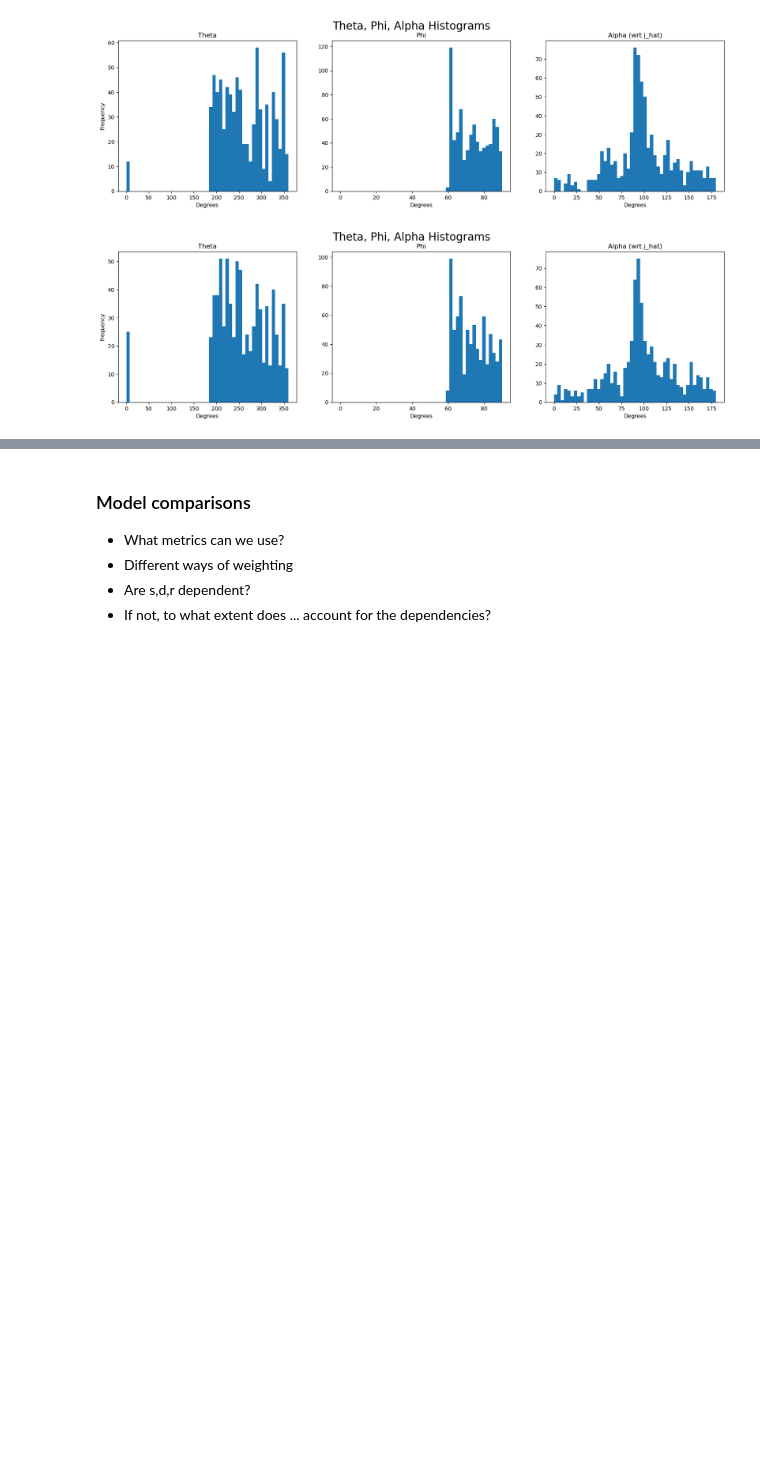
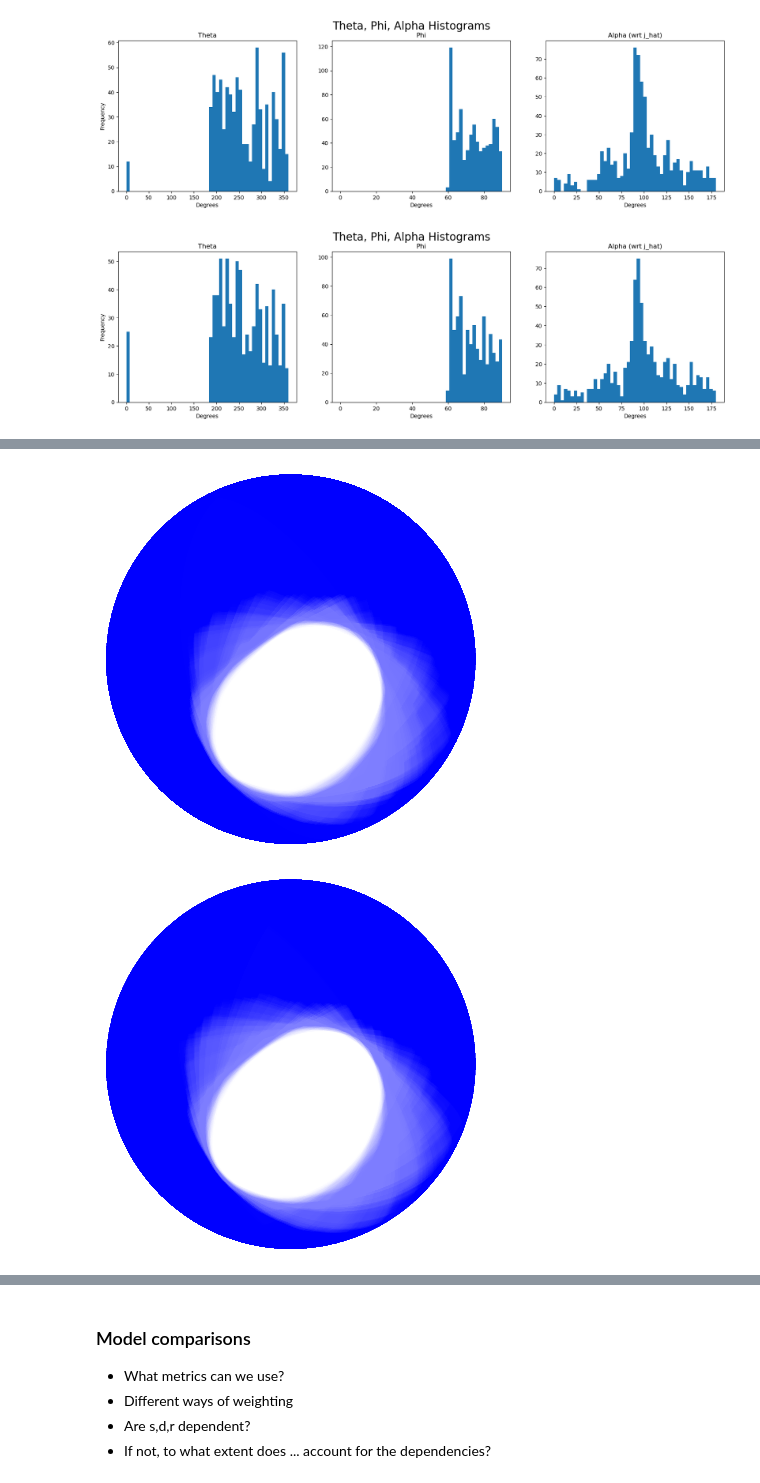
Before and after one commit to victoragaba/SURG-Mars, a Jupyter notebook: visuals.ipynb, the cells around one changed output, grey strips where cells are left out. Cells and saved outputs as stored; diff of their text form; code cells hidden in the pictures; blank space fills up the shorter version.

```diff
--- a/visuals.ipynb
+++ b/visuals.ipynb
@@ -98,0 +100,8 @@ fr.plot_crosses(df[accepted1], "New")
+# %%
+# COMPLETE SOLUTION SETS
+
+fr.plot_beachball_set(df[old_accepted1], "OldWeight")
+fr.plot_beachball_set(df[accepted1], "Weight")
+# %% [output]
+[figure, added]
+[figure, added]
```
Also changed, not shown: parts of 7 cells of this notebook, 6 other files.
